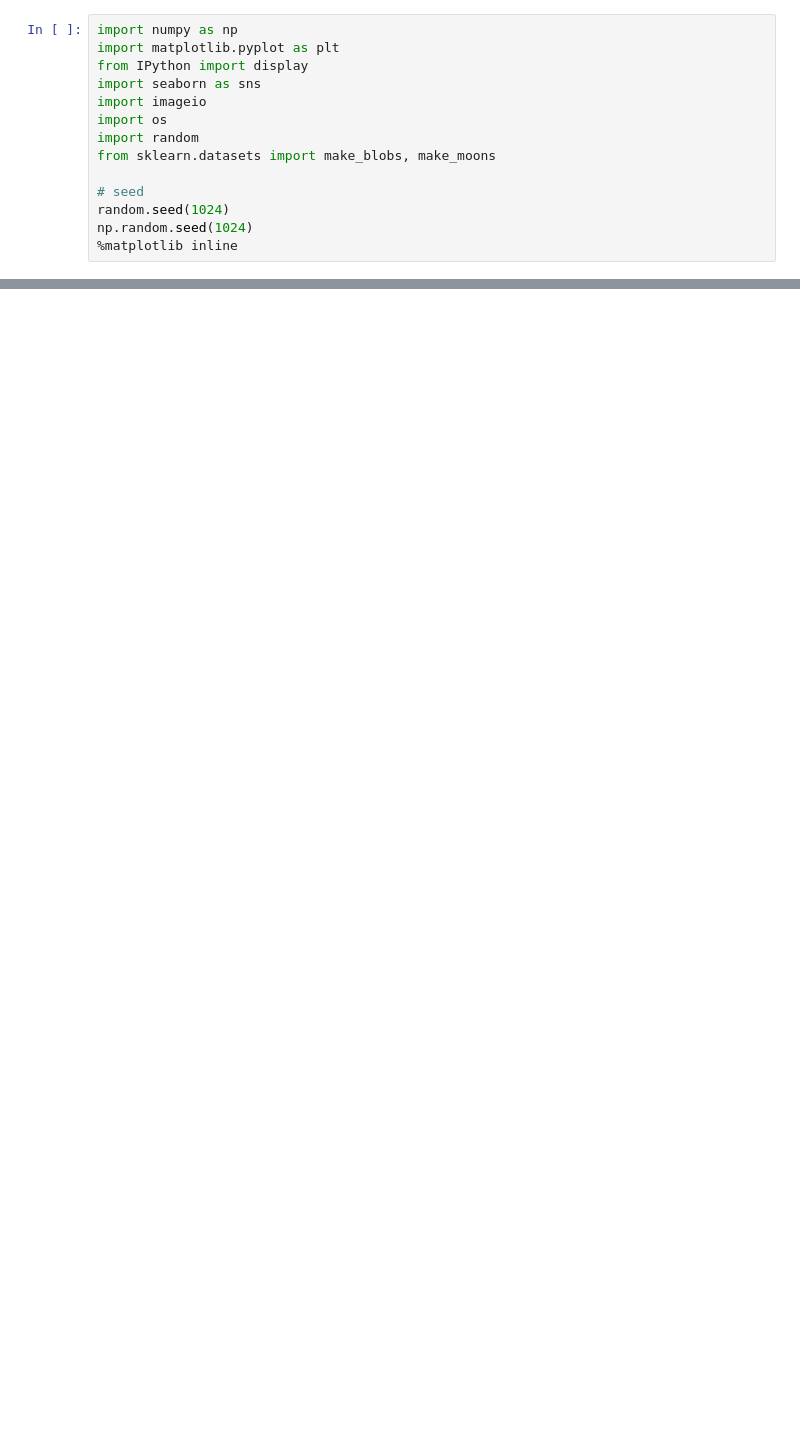
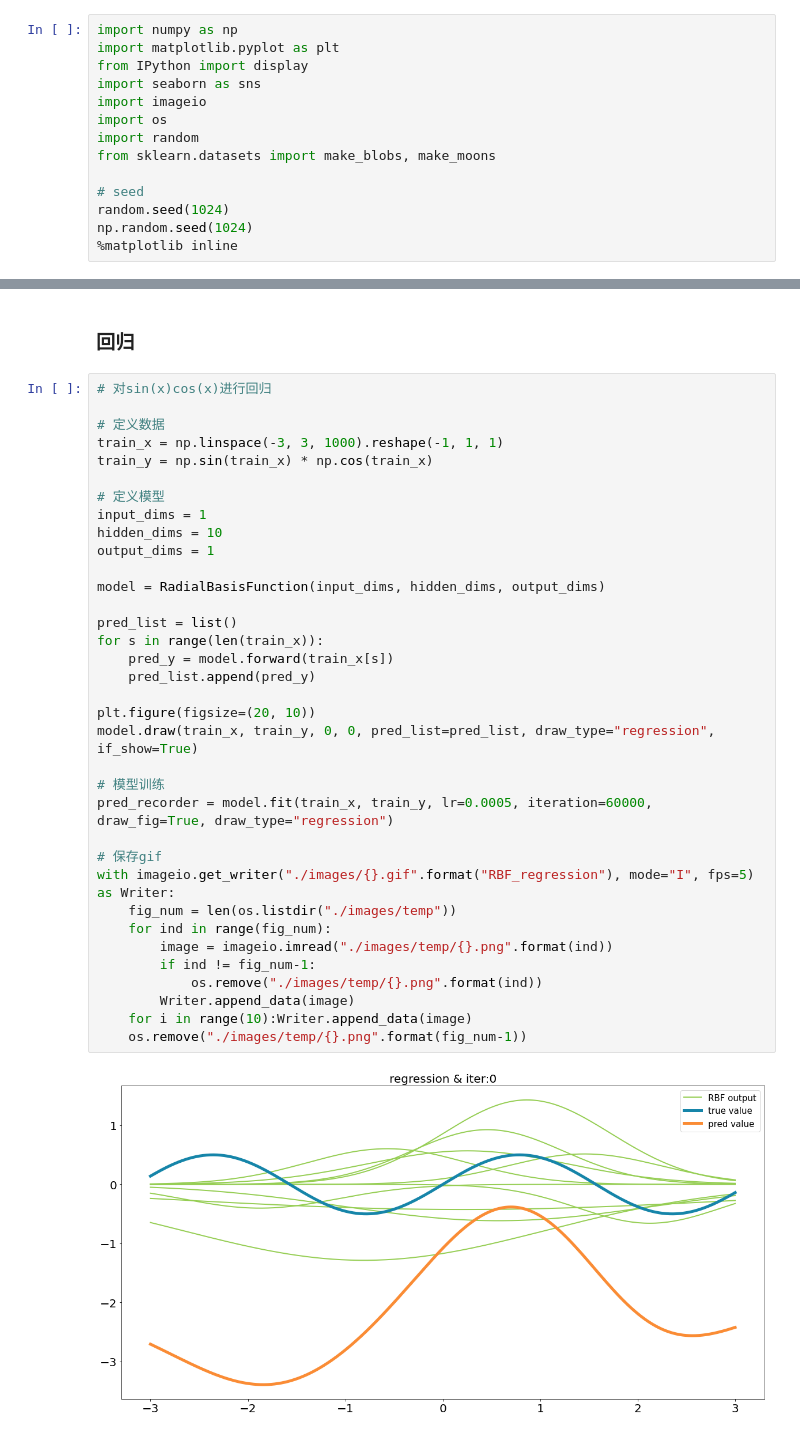
Before and after one commit to koolo233/NeuralNetworks, a Jupyter notebook: RBF.ipynb, the cells around one changed output, grey strips where cells are left out. Saved outputs shown, nothing was run; the diff lists cells and outputs as text; blank space fills up the shorter version.

```diff
--- a/RBF.ipynb
+++ b/RBF.ipynb
@@ -231,0 +591,39 @@ class RadialBasisFunction(object):
+# %% [markdown]
+### 回归
+# %%
+# 对sin(x)cos(x)进行回归
+
+# 定义数据
+train_x = np.linspace(-3, 3, 1000).reshape(-1, 1, 1)
+train_y = np.sin(train_x) * np.cos(train_x)
+
+# 定义模型
+input_dims = 1
+hidden_dims = 10
+output_dims = 1
+
+model = RadialBasisFunction(input_dims, hidden_dims, output_dims)
+
+pred_list = list()
+for s in range(len(train_x)):
+    pred_y = model.forward(train_x[s])
+    pred_list.append(pred_y)
+
+plt.figure(figsize=(20, 10))
+model.draw(train_x, train_y, 0, 0, pred_list=pred_list, draw_type="regression", if_show=True)
+
+# 模型训练
+pred_recorder = model.fit(train_x, train_y, lr=0.0005, iteration=60000, draw_fig=True, draw_type="regression")
+
+# 保存gif
+with imageio.get_writer("./images/{}.gif".format("RBF_regression"), mode="I", fps=5) as Writer:
+    fig_num = len(os.listdir("./images/temp"))
+    for ind in range(fig_num):
+        image = imageio.imread("./images/temp/{}.png".format(ind))
+        if ind != fig_num-1:
+            os.remove("./images/temp/{}.png".format(ind))
+        Writer.append_data(image)
+    for i in range(10):Writer.append_data(image)
+    os.remove("./images/temp/{}.png".format(fig_num-1))
+# %% [output]
+[figure, added]
```
Also changed, not shown: parts of 10 cells of this notebook, 3 other files.
